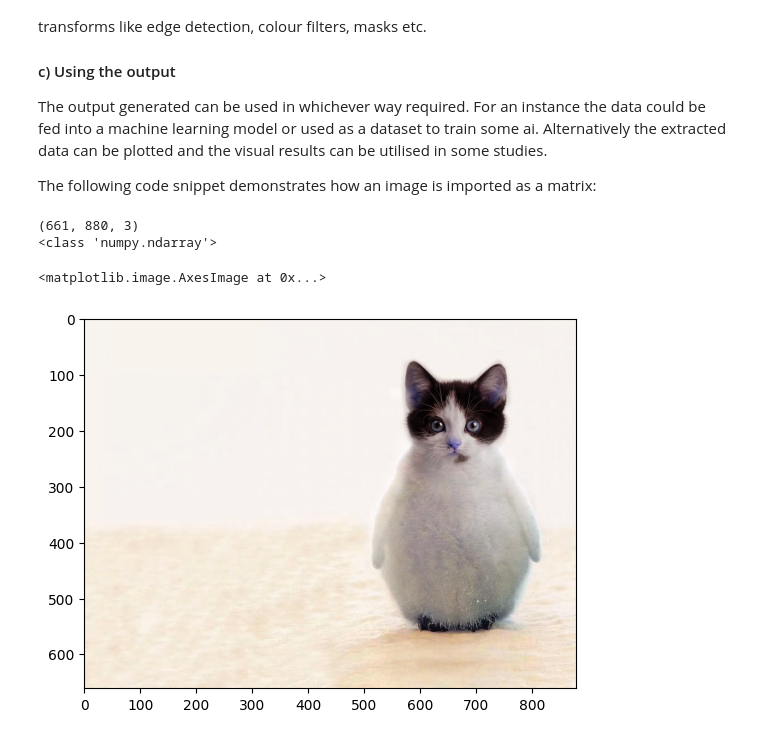
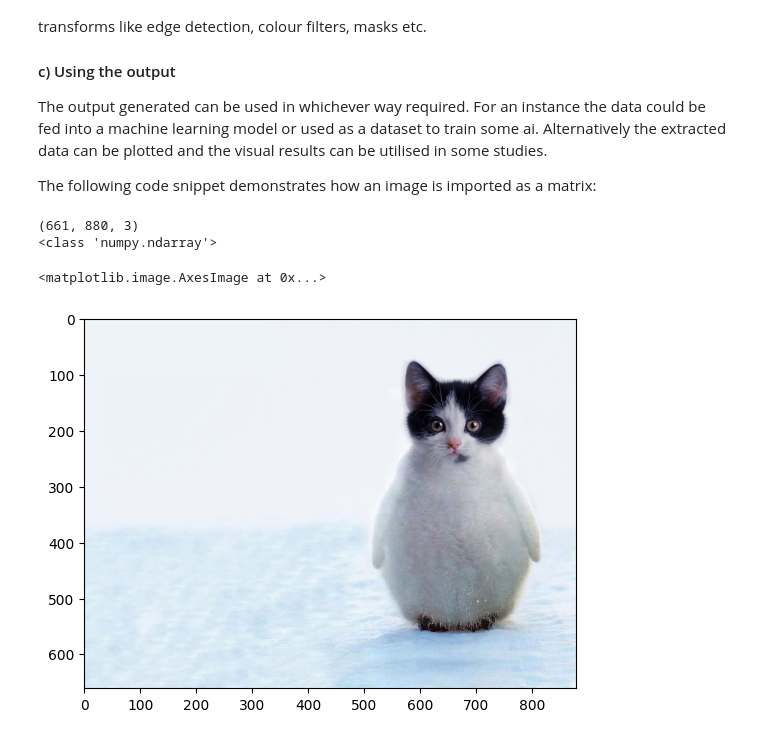
Before and after one commit to baked-potatoes/image-processing, a Jupyter notebook: image-processing.ipynb, the cells around one changed output. Drawn from its saved outputs; the diff is of its cells as text; code cells hidden in the pictures.

```diff
--- a/image-processing.ipynb
+++ b/image-processing.ipynb
@@ -16,16 +16,18 @@ The following code snippet demonstrates how an image is imported as a matrix:
 # %%
 import numpy as np # required to quantise the image as a mxn array
 from matplotlib import pyplot as plt # required to plot the final output
 import cv2
 
 image = cv2.imread("images/sample.png")
-cv2.cvtColor(image, cv2.COLOR_BGR2RGB)
-print(image.shape)
-print(type(image))
-plt.imshow(image)
+plot = cv2.cvtColor(image, cv2.COLOR_BGR2RGB)
+print(plot.shape)
+print(type(plot))
+# uncomment the next line to see array representation
+# print(image)
+plt.imshow(plot)
 # %% [output]
 (661, 880, 3)
 <class 'numpy.ndarray'>
 <matplotlib.image.AxesImage at 0x...>
-[figure, old version]
+[figure, new version]
 # %% [markdown]
```
Also changed, not shown: parts of 5 cells of this notebook, 2 other files.
